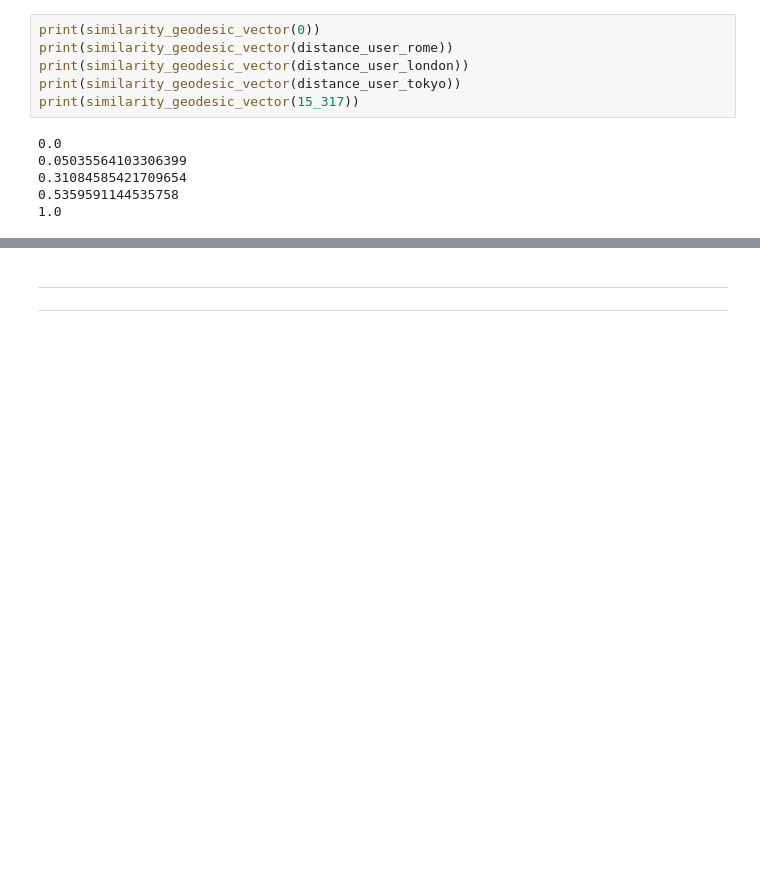
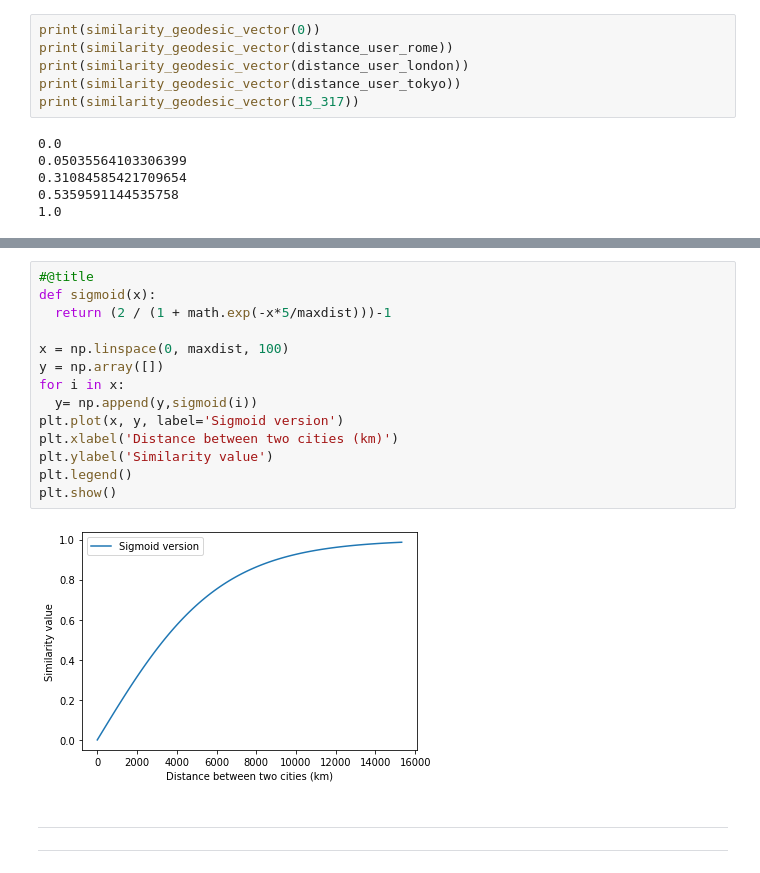
Before and after one commit to johnviolos/OOPII, a Jupyter notebook: metrics.ipynb, the cells around one changed output, grey strips where cells are left out. Cells and saved outputs as stored; diff of their text form; blank space fills up the shorter version.

```diff
--- a/metrics.ipynb
+++ b/metrics.ipynb
@@ -49,3 +64,19 @@ print(similarity_geodesic_vector(15_317))
+# %%
+#@title
+def sigmoid(x):
+  return (2 / (1 + math.exp(-x*5/maxdist)))-1
+
+x = np.linspace(0, maxdist, 100)
+y = np.array([])
+for i in x:
+  y= np.append(y,sigmoid(i))
+plt.plot(x, y, label='Sigmoid version')
+plt.xlabel('Distance between two cities (km)')
+plt.ylabel('Similarity value')
+plt.legend()
+plt.show()
+# %% [output]
+[figure, added]
 # %% [markdown]
 
 
```
Also changed, not shown: parts of 2 cells of this notebook.
